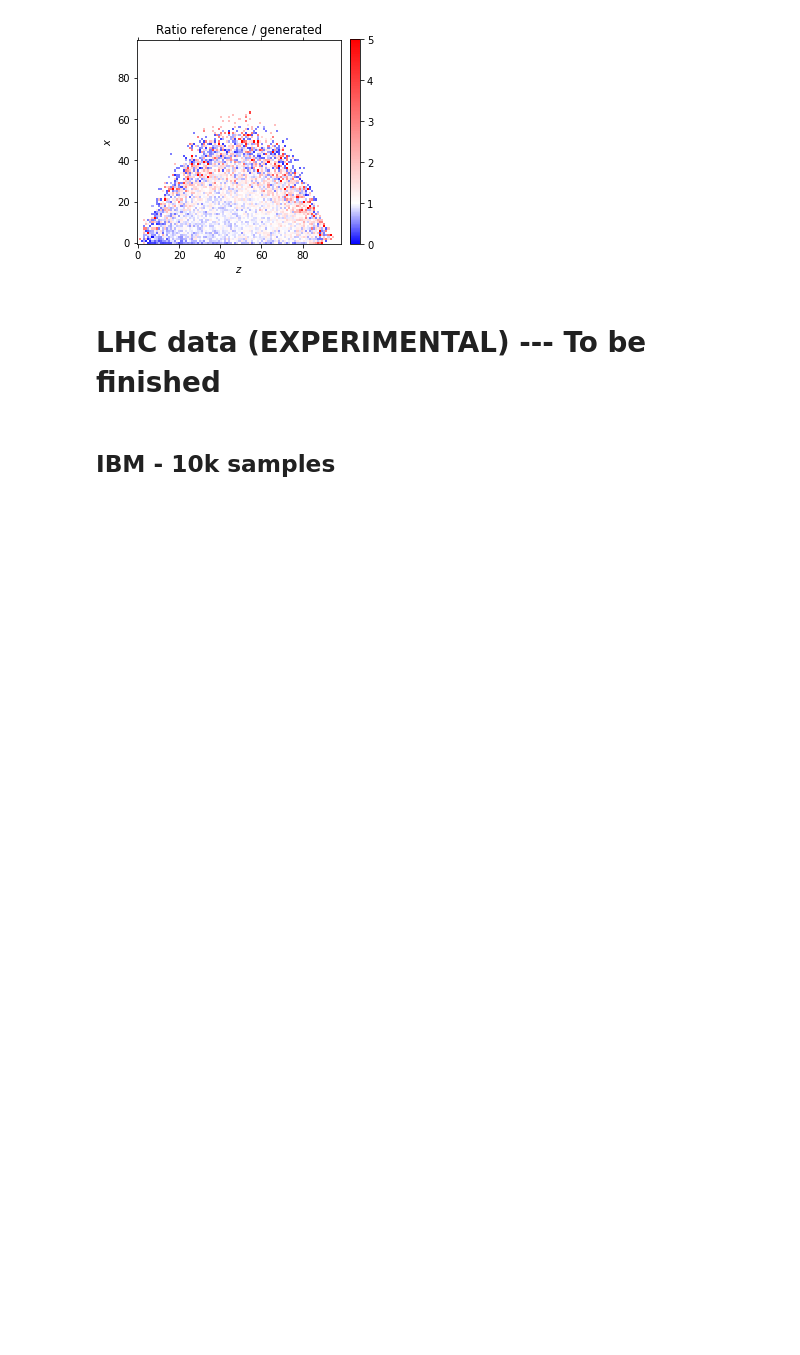
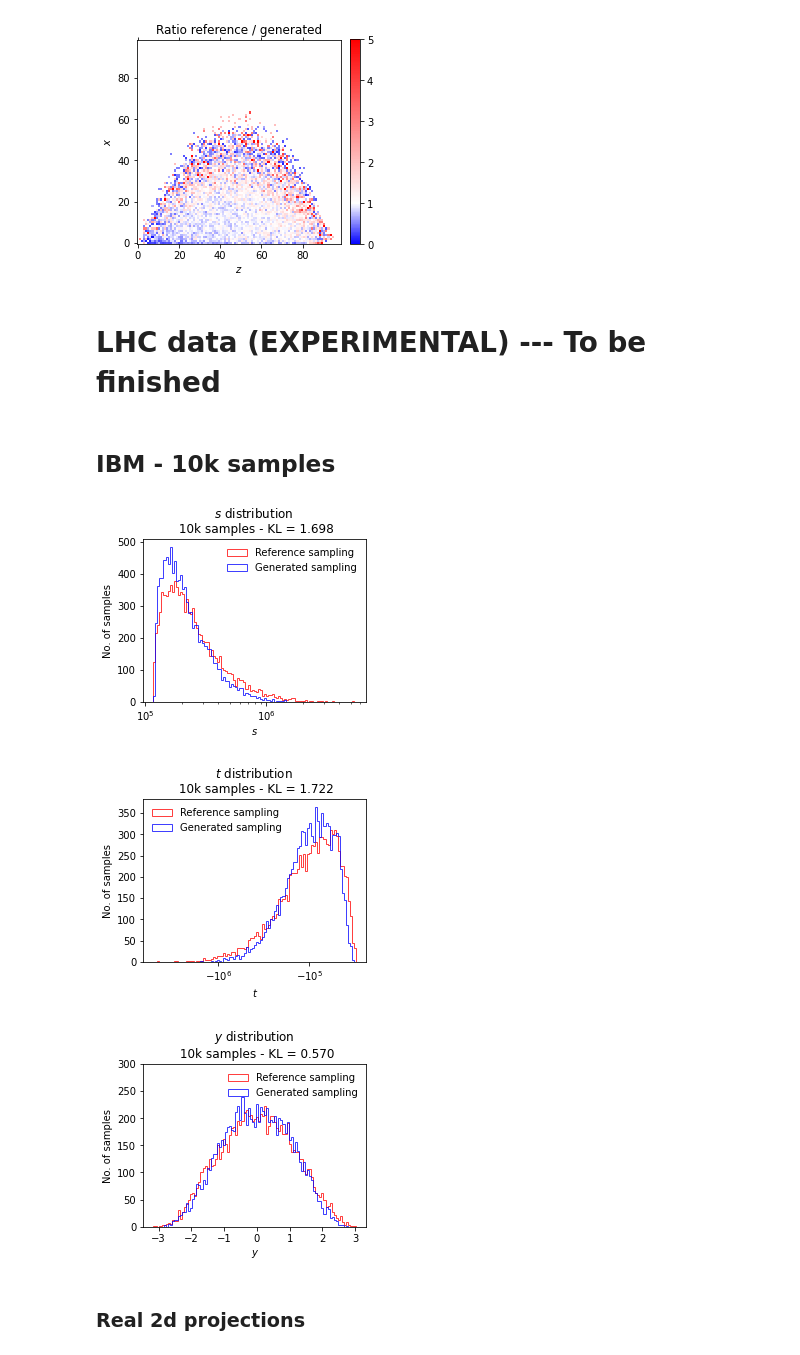
Before and after one commit to QTI-TH/style-qgan, a Jupyter notebook: classical-quantum-gan/results/plots_notebook/plots.ipynb, the cells around one changed output. Cells and saved outputs as stored; diff of their text form; code cells hidden in the pictures; blank space fills up the shorter version.

```diff
--- a/classical-quantum-gan/results/plots_notebook/plots.ipynb
+++ b/classical-quantum-gan/results/plots_notebook/plots.ipynb
@@ -926,3 +926,50 @@ plt.savefig(f"y-s_RATIO_100k.pdf", bbox_inches='tight')
 # LHC data (EXPERIMENTAL) --- To be finished
 # %% [markdown]
 ## IBM - 10k samples
+# %%
+x_fake1 = np.loadtxt("fake1_LHCttbar_ibmq_santiago_3_5_2_10000_10000_0.5_1000")
+x_fake2 = np.loadtxt("fake2_LHCttbar_ibmq_santiago_3_5_2_10000_10000_0.5_1000")
+x_fake3 = np.loadtxt("fake3_LHCttbar_ibmq_santiago_3_5_2_10000_10000_0.5_1000")
+x_real1 = np.loadtxt("real1_LHCttbar_ibmq_santiago_3_5_2_10000_10000_0.5_1000")
+x_real2 = np.loadtxt("real2_LHCttbar_ibmq_santiago_3_5_2_10000_10000_0.5_1000")
+x_real3 = np.loadtxt("real3_LHCttbar_ibmq_santiago_3_5_2_10000_10000_0.5_1000")
+samples=10000
+bins=100
+
+plt.figure(figsize=(4,3))
+plt.title('$s$ distribution \n 10k samples - KL = 1.698')
+plt.ylabel('No. of samples')
+plt.xlabel('$s$')
+plt.hist(x_real1, np.logspace(np.log10(min(x_real1)),np.log10(max(x_real1)),bins), histtype='step', color='red', label='Reference sampling', alpha=0.75)
+plt.hist(x_fake1, np.logspace(np.log10(min(x_real1)),np.log10(max(x_real1)),bins), histtype='step', color='blue', label='Generated sampling', alpha=0.75)
+plt.legend(frameon=False)
+plt.xscale('log')
+plt.savefig(f"s-distribution_LHCdata_10k.pdf", bbox_inches='tight')
+
+x_real2 = -1*np.array(x_real2)
+x_fake2 = -1*np.array(x_fake2)
+plt.figure(figsize=(4,3))
+plt.title('$t$ distribution \n 10k samples - KL = 1.722')
+plt.ylabel('No. of samples')
+plt.xlabel('$t$')
+plt.hist(-1*x_real2, -1*np.logspace(np.log10(max(x_real2)),np.log10(min(x_real2)),bins), histtype='step', color='red', label='Reference sampling', alpha=0.75)
+plt.hist(-1*x_fake2, -1*np.logspace(np.log10(max(x_real2)),np.log10(min(x_real2)),bins), histtype='step', color='blue', label='Generated sampling', alpha=0.75)
+plt.xscale('symlog')
+plt.legend(frameon=False, loc=2)
+plt.savefig(f"t-distribution_LHCdata_10k.pdf", bbox_inches='tight')
+
+plt.figure(figsize=(4,3))
+plt.title('$y$ distribution \n 10k samples - KL = 0.570')
+plt.ylabel('No. of samples')
+plt.xlabel('$y$')
+plt.hist(x_real3, np.linspace(min(x_real3),max(x_real3),bins), histtype='step', color='red', label='Reference sampling', alpha=0.75)
+plt.hist(x_fake3, np.linspace(min(x_real3),max(x_real3),bins), histtype='step', color='blue', label='Generated sampling', alpha=0.75)
+plt.legend(frameon=False)
+plt.ylim(0,300)
+plt.savefig(f"y-distribution_LHCdata_10k.pdf", bbox_inches='tight')
+# %% [output]
+[figure, added]
+[figure, added]
+[figure, added]
+# %% [markdown]
+### Real 2d projections
```
Also changed, not shown: parts of 5 cells of this notebook, 24 other files.
